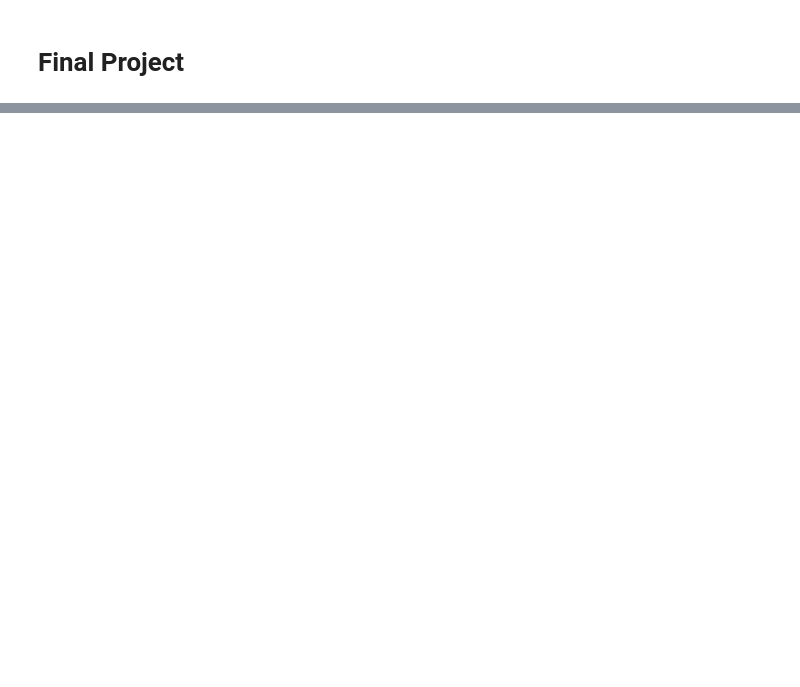
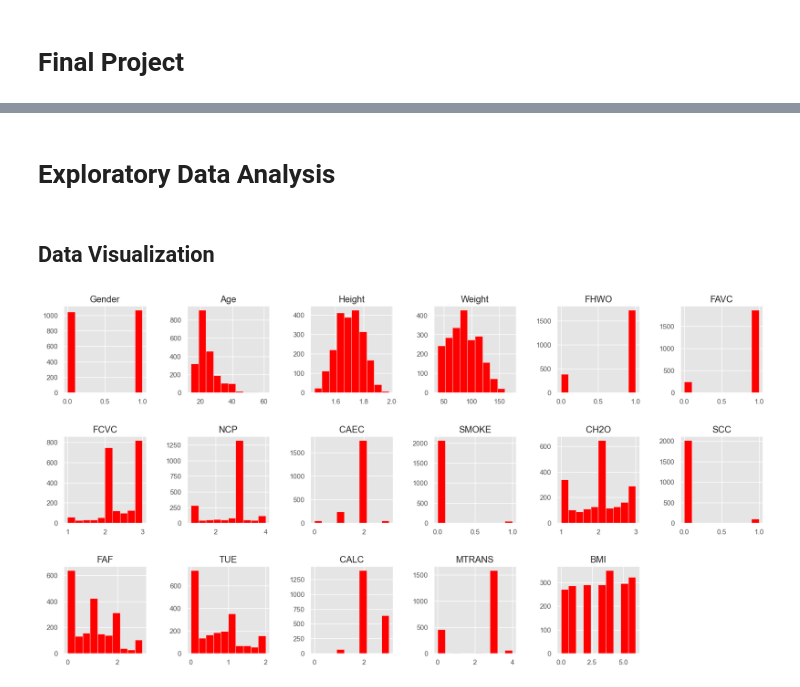
Before and after one commit to v0rein/FinalProject, a Jupyter notebook: Final_Project.ipynb, the cells around one changed output, grey strips where cells are left out. Cells and saved outputs as stored; diff of their text form; code cells hidden in the pictures; blank space fills up the shorter version.

```diff
--- a/Final_Project.ipynb
+++ b/Final_Project.ipynb
@@ -267,0 +124,3 @@ sns.pairplot(obesity_dataset)
+# %%
+col = df.columns
+df.columns
@@ -267,0 +171,6 @@ sns.pairplot(obesity_dataset)
+# %%
+printf = 'Value Unique {}:\n {} \n'
+
+for count, i in enumerate(object_cols):
+    val_count = df['{}'.format(i)].value_counts()
+    print(count, printf.format(i, val_count))
@@ -267,0 +206,14 @@ sns.pairplot(obesity_dataset)
+# %%
+df_convert = df.copy()
+ordinal_encoder = OrdinalEncoder()
+df_convert[good_label_cols] = ordinal_encoder.fit_transform(df_convert[good_label_cols])
+# %%
+dic_to_replace = {"BMI": {"Insufficient_Weight": 0,
+                          "Normal_Weight": 1,
+                         'Overweight_Level_I': 2,
+                          'Overweight_Level_II': 3,
+                          'Obesity_Type_I': 4,
+                          'Obesity_Type_II': 5,
+                          'Obesity_Type_III': 6,}
+                         }
+df_convert.replace(dic_to_replace, inplace=True)
@@ -267,0 +256,27 @@ sns.pairplot(obesity_dataset)
+# %% [markdown]
+# Exploratory Data Analysis
+# %% [markdown]
+## Data Visualization
+# %%
+# Menghitung jumlah baris dan kolom yang dibutuhkan
+n_cols = len(df_convert.columns)
+n_rows = math.ceil(n_cols/6)
+
+# Mengatur ukuran figure
+fig, axes = plt.subplots(nrows=n_rows, ncols=6, figsize=(20, 10))
+
+# Mengatur jarak antar subplot
+plt.subplots_adjust(hspace=0.5, wspace=0.5)
+
+# Menampilkan histogram pada setiap kolom
+for i, ax in enumerate(axes.flatten()):
+    if i < n_cols:
+        ax.hist(df_convert.iloc[:, i], bins=10, color = 'red')
+        ax.set_title(df_convert.columns[i])
+    else:
+        fig.delaxes(ax) # Menghapus subplot yang tersisa
+
+# Menampilkan grafik
+plt.show()
+# %% [output]
+[figure, added]
```
Also changed, not shown: parts of 58 cells of this notebook.
